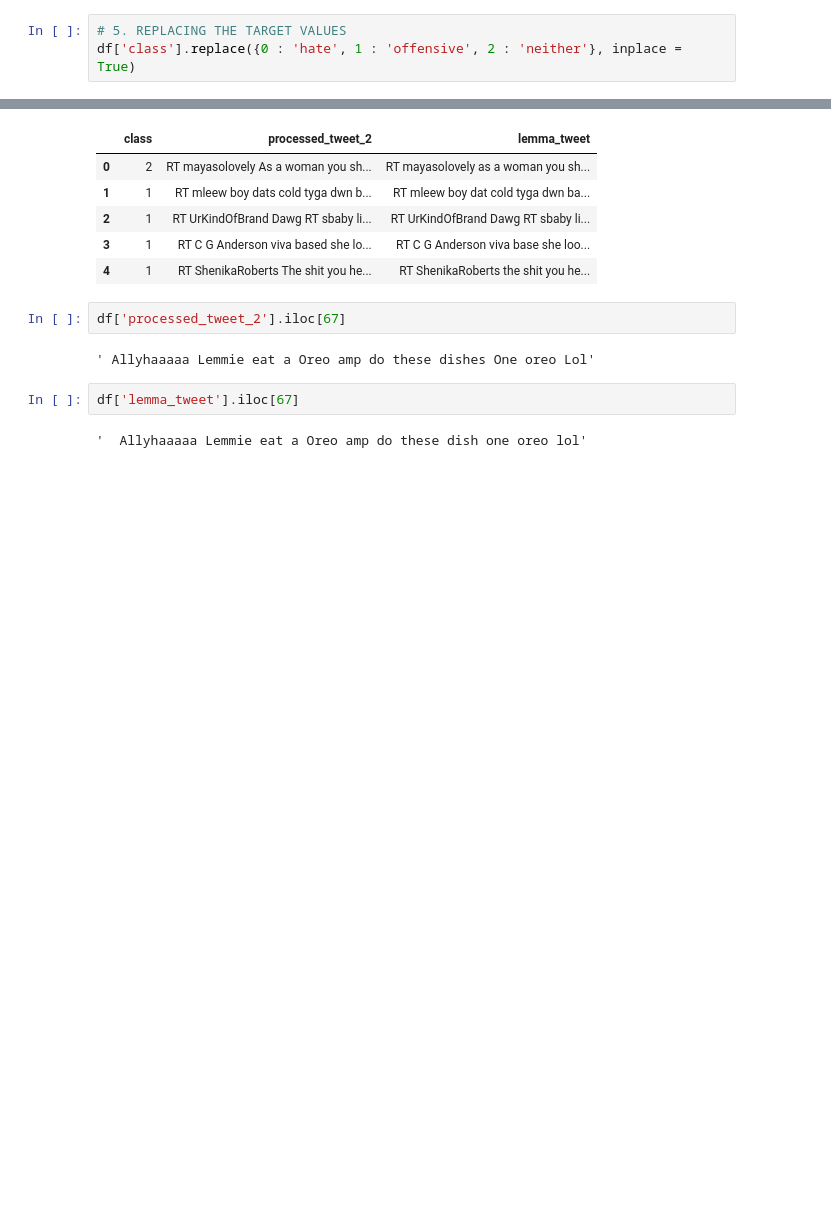
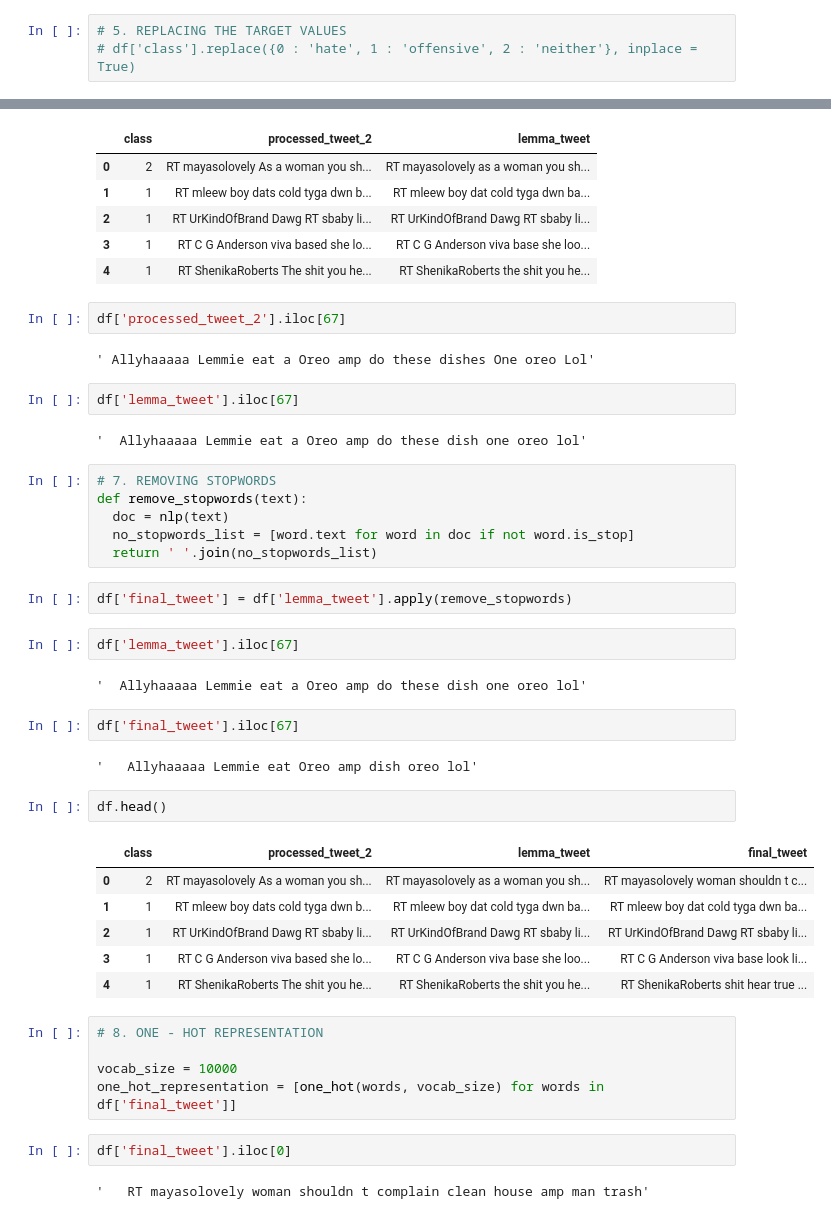
Before and after one commit to FahmidaAkterShimu/Final-Project-using-NLP, a Jupyter notebook: Hate_Speech_Detection_using_LSTM.ipynb, the cells around one changed output, grey strips where cells are left out. Cells and saved outputs as stored; diff of their text form; blank space fills up the shorter version.

```diff
--- a/Hate_Speech_Detection_using_LSTM.ipynb
+++ b/Hate_Speech_Detection_using_LSTM.ipynb
@@ -106,7 +107,7 @@ df.head()
 | 4 | 1 | RT ShenikaRoberts The shit you he... |
 # %%
 # 5. REPLACING THE TARGET VALUES
-df['class'].replace({0 : 'hate', 1 : 'offensive', 2 : 'neither'}, inplace = True)
+# df['class'].replace({0 : 'hate', 1 : 'offensive', 2 : 'neither'}, inplace = True)
 # %%
 df.head()
 # %%
@@ -137,3 +138,37 @@ df['processed_tweet_2'].iloc[67]
 df['lemma_tweet'].iloc[67]
 # %% [output]
 '  Allyhaaaaa Lemmie eat a Oreo amp do these dish one oreo lol'
+# %%
+# 7. REMOVING STOPWORDS
+def remove_stopwords(text):
+  doc = nlp(text)
+  no_stopwords_list = [word.text for word in doc if not word.is_stop]
+  return ' '.join(no_stopwords_list)
+# %%
+df['final_tweet'] = df['lemma_tweet'].apply(remove_stopwords)
+# %%
+df['lemma_tweet'].iloc[67]
+# %% [output]
+'  Allyhaaaaa Lemmie eat a Oreo amp do these dish one oreo lol'
+# %%
+df['final_tweet'].iloc[67]
+# %% [output]
+'   Allyhaaaaa Lemmie eat Oreo amp dish oreo lol'
+# %%
+df.head()
+# %% [output]
+|  | class | processed_tweet_2 | lemma_tweet | final_tweet |
+| 0 | 2 | RT mayasolovely As a woman you sh... | RT mayasolovely as a woman you sh... | RT mayasolovely woman shouldn t c... |
+| 1 | 1 | RT mleew boy dats cold tyga dwn b... | RT mleew boy dat cold tyga dwn ba... | RT mleew boy dat cold tyga dwn ba... |
+| 2 | 1 | RT UrKindOfBrand Dawg RT sbaby li... | RT UrKindOfBrand Dawg RT sbaby li... | RT UrKindOfBrand Dawg RT sbaby li... |
+| 3 | 1 | RT C G Anderson viva based she lo... | RT C G Anderson viva base she loo... | RT C G Anderson viva base look li... |
+| 4 | 1 | RT ShenikaRoberts The shit you he... | RT ShenikaRoberts the shit you he... | RT ShenikaRoberts shit hear true ... |
+# %%
+# 8. ONE - HOT REPRESENTATION
+
+vocab_size = 10000
+one_hot_representation = [one_hot(words, vocab_size) for words in df['final_tweet']]
+# %%
+df['final_tweet'].iloc[0]
+# %% [output]
+'   RT mayasolovely woman shouldn t complain clean house amp man trash'
```
Also changed, not shown: parts of 2 cells of this notebook.
